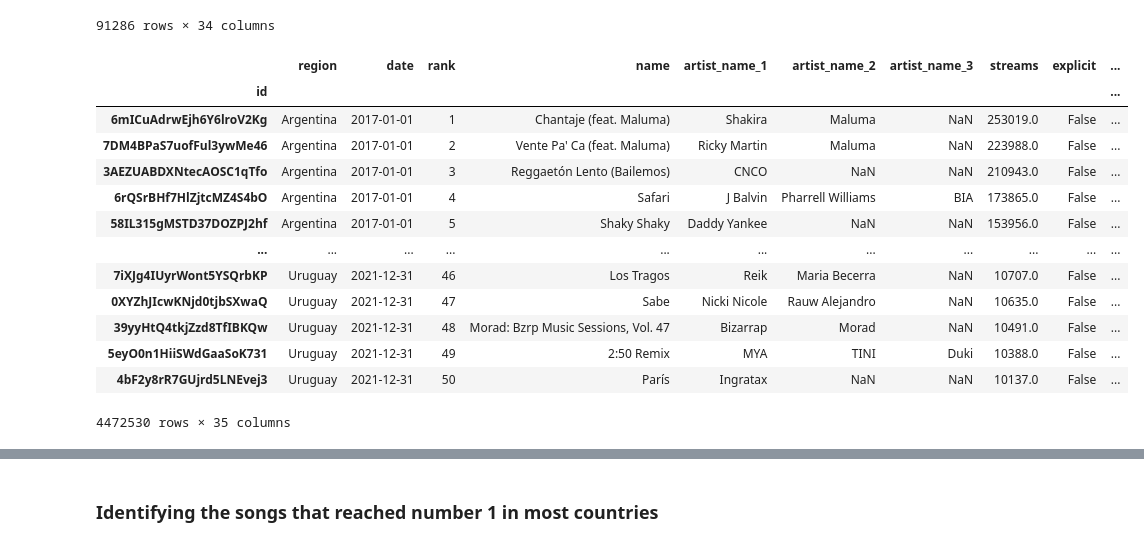
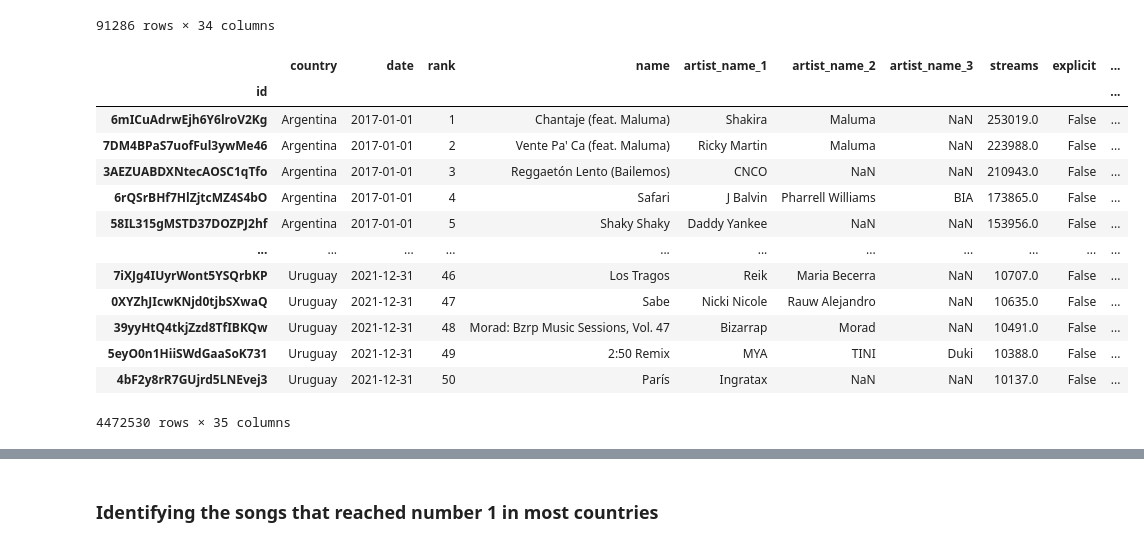
Before and after one commit to Sejmou/exploring-spotify-charts, a Jupyter notebook: data_exploration_and_crawling/merge_and_explore_charts_and_tracks.ipynb, the cells around one changed output, grey strips where cells are left out. Drawn from its saved outputs; the diff is of its cells as text; code cells hidden in the pictures.

```diff
--- a/data_exploration_and_crawling/merge_and_explore_charts_and_tracks.ipynb
+++ b/data_exploration_and_crawling/merge_and_explore_charts_and_tracks.ipynb
@@ -32,7 +32,7 @@ tracks
 | 7zzhknA0A39TH81meuX7WA | True | C'est pas des LOL | https://p.scdn.co/mp3-preview/572... | album | 3Jtj1RlmKnRvBkp3YJWHXO | 2019-10-04 | day | ... |
 33881 rows × 31 columns
 # %%
-charts = pd.read_csv(get_data_path("spotify_charts_cleaned.csv"), index_col="id", parse_dates=["date"], dtype={"region": "category"})
+charts = pd.read_csv(get_data_path("top50.csv"), index_col="id", parse_dates=["date"], dtype={"region": "category"})
 charts
 # %% [output]
 |  | region | date | rank | streams |
@@ -257,9 +257,10 @@ global_charts
 # %%
 countries_charts = track_charts[track_charts.region != "Global"].copy()
 countries_charts.region = countries_charts.region.cat.remove_unused_categories()
+countries_charts.rename(columns={"region": "country"}, inplace=True)
 countries_charts
 # %% [output]
-|  | region | date | rank | name | artist_name_1 | artist_name_2 | artist_name_3 | streams | explicit | ... |
+|  | country | date | rank | name | artist_name_1 | artist_name_2 | artist_name_3 | streams | explicit | ... |
 | id |  |  |  |  |  |  |  |  |  | ... |
 | 6mICuAdrwEjh6Y6lroV2Kg | Argentina | 2017-01-01 | 1 | Chantaje (feat. Maluma) | Shakira | Maluma | NaN | 253019.0 | False | ... |
 | 7DM4BPaS7uofFul3ywMe46 | Argentina | 2017-01-01 | 2 | Vente Pa' Ca (feat. Maluma) | Ricky Martin | Maluma | NaN | 223988.0 | False | ... |
```
Also changed, not shown: parts of 8 cells of this notebook, 4 other files.
